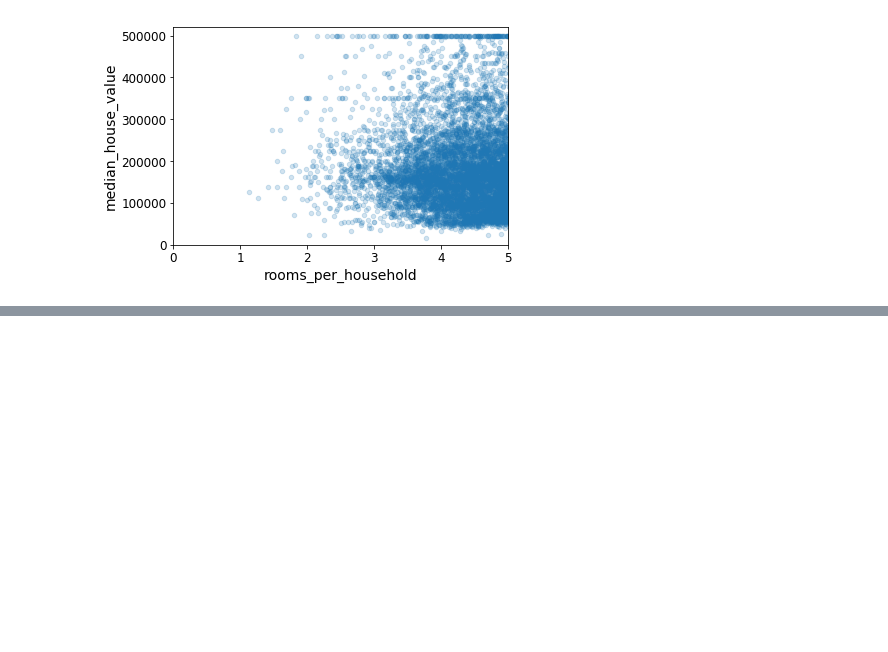
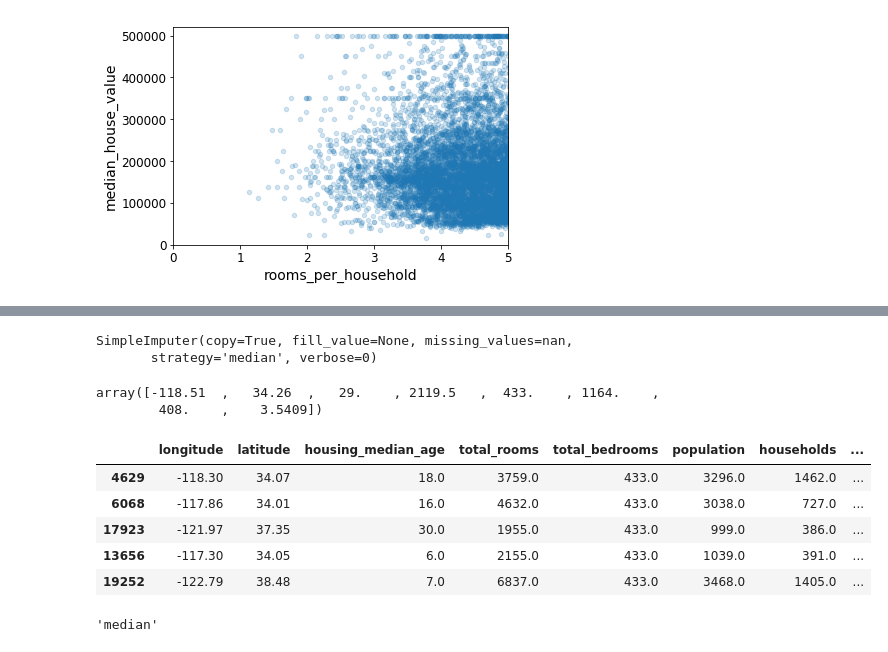
Before and after one commit to Richieone13/portfolio, a Jupyter notebook: California_Housing_Dataset/California_Housing_Exploration.ipynb, the cells around one changed output, grey strips where cells are left out. Cells and saved outputs as stored; diff of their text form; code cells hidden in the pictures; blank space fills up the shorter version.

```diff
--- a/California_Housing_Dataset/California_Housing_Exploration.ipynb
+++ b/California_Housing_Dataset/California_Housing_Exploration.ipynb
@@ -440,0 +495,35 @@ housing.describe()
+# %%
+#The imputer has simply computed the median of each attribute and stored the result in its statistic insrance variable
+#Only the total_bedrooms attribute ad missing values. but to be sure
+imputer.fit(housing_num)
+# %% [output]
+SimpleImputer(copy=True, fill_value=None, missing_values=nan,
+       strategy='median', verbose=0)
+# %%
+imputer.statistics_
+
+#The imputer has computed the median of each attribute and stored the result in its statistics_instance variable.
+#Below is a list of median values.
+# %% [output]
+array([-118.51  ,   34.26  ,   29.    , 2119.5   ,  433.    , 1164.    ,
+        408.    ,    3.5409])
+# %%
+#Now can use the trained imputer to transform the training set by replacing missing values by the learned medians
+X = imputer.transform(housing_num)
+# %%
+#The result is a plain NumPy array containing the transformed features.
+housing_tr = pd.DataFrame(X, columns=housing_num.columns,
+                          index=housing.index)
+# %%
+housing_tr.loc[sample_incomplete_rows.index.values]
+# %% [output]
+|  | longitude | latitude | housing_median_age | total_rooms | total_bedrooms | population | households | ... |
+| 4629 | -118.30 | 34.07 | 18.0 | 3759.0 | 433.0 | 3296.0 | 1462.0 | ... |
+| 6068 | -117.86 | 34.01 | 16.0 | 4632.0 | 433.0 | 3038.0 | 727.0 | ... |
+| 17923 | -121.97 | 37.35 | 30.0 | 1955.0 | 433.0 | 999.0 | 386.0 | ... |
+| 13656 | -117.30 | 34.05 | 6.0 | 2155.0 | 433.0 | 1039.0 | 391.0 | ... |
+| 19252 | -122.79 | 38.48 | 7.0 | 6837.0 | 433.0 | 3468.0 | 1405.0 | ... |
+# %%
+imputer.strategy
+# %% [output]
+'median'
```
Also changed, not shown: parts of 68 cells of this notebook.
